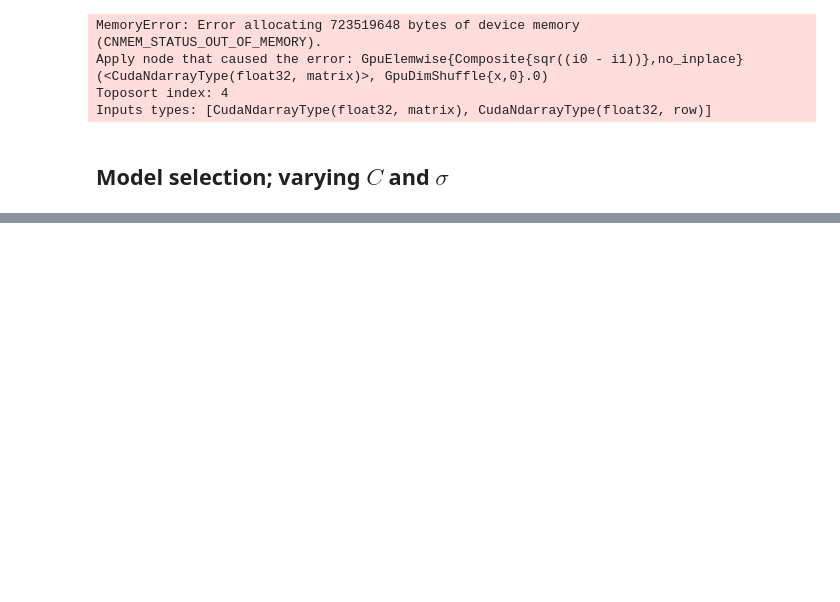
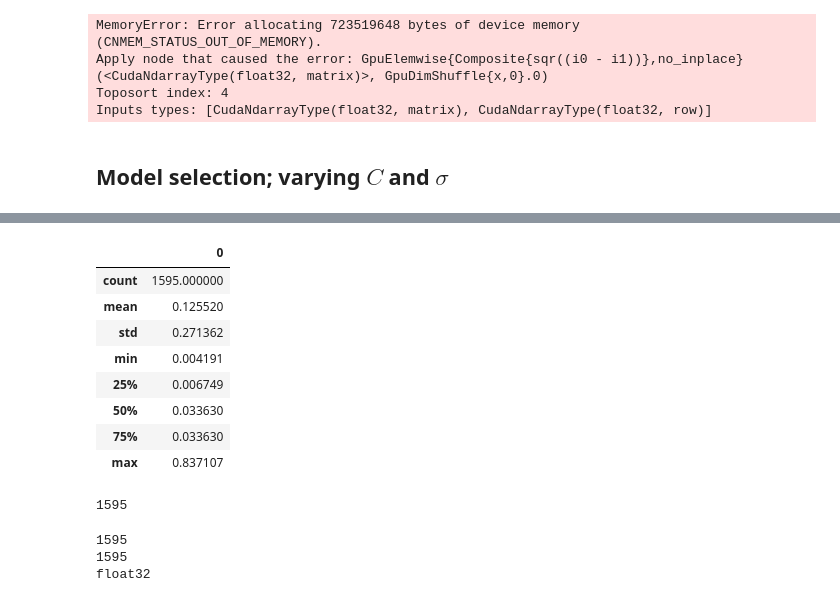
Before and after one commit to ernestyalumni/MLgrabbag, a Jupyter notebook: kaggle/DatSciBow2017_SVM.ipynb, the cells around one changed output, grey strips where cells are left out. Saved outputs shown, nothing was run; the diff lists cells and outputs as text; code cells hidden in the pictures; blank space fills up the shorter version.

```diff
--- a/kaggle/DatSciBow2017_SVM.ipynb
+++ b/kaggle/DatSciBow2017_SVM.ipynb
@@ -381,0 +483,3 @@ for i in range(len(sigma_trial)):
+# %%
+C_trial=[0.1,1.0,10.]
+sigma_trial=[0.1,1.0,10.]
@@ -381,0 +488,6 @@ for i in range(len(sigma_trial)):
+# %%
+SVM_stage1 = SVM_parallel(Xs16["train"],y_train_rep2,len(y_train_rep2),
+                          C_trial[1],sigma_trial[1],0.0005)  # C=1.0,sigma=1.0, alpha=0.001
+
+SVM_stage1.build_W();
+SVM_stage1.build_update();
@@ -381,0 +611,23 @@ for i in range(len(sigma_trial)):
+# %%
+pd.DataFrame(Prattscaling_results[0]).describe()
+# %% [output]
+|  | 0 |
+| count | 1595.000000 |
+| mean | 0.125520 |
+| std | 0.271362 |
+| min | 0.004191 |
+| 25% | 0.006749 |
+| 50% | 0.033630 |
+| 75% | 0.033630 |
+| max | 0.837107 |
+# %%
+((Prattscaling_results[0]>0.1).astype("float32")==yhat_rep1).sum()
+# %% [output]
+1595
+# %%
+print(len(Prattscaling_results[0]))
+print(len(yhat_rep1));print(yhat_rep1.dtype)
+# %% [output]
+1595
+1595
+float32
```
Also changed, not shown: parts of 70 cells of this notebook, 1 other file.
